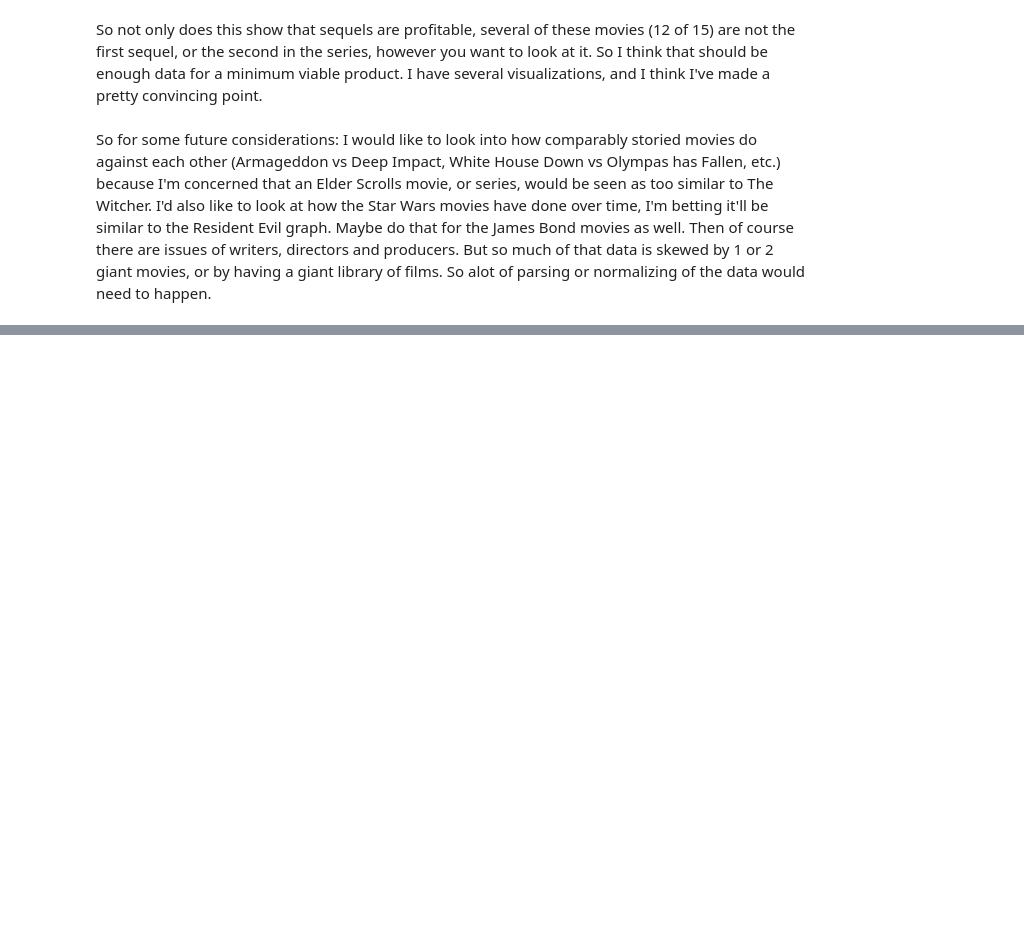
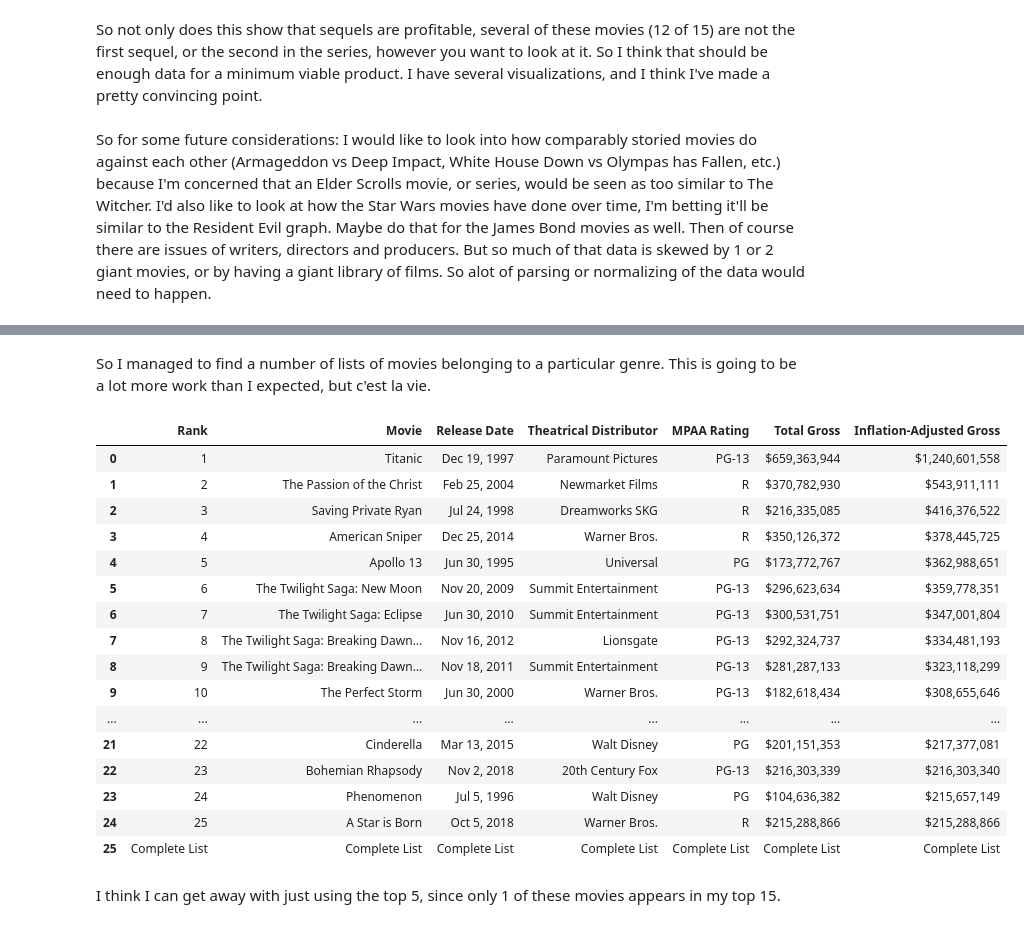
Before and after one commit to djournic/Movie_data_analysis_1, a Jupyter notebook: Phase 1 Project Code.ipynb, the cells around one changed output, grey strips where cells are left out. Saved outputs shown, nothing was run; the diff lists cells and outputs as text; code cells hidden in the pictures; blank space fills up the shorter version.

```diff
--- a/Phase 1 Project Code.ipynb
+++ b/Phase 1 Project Code.ipynb
@@ -1423,0 +1588,29 @@ Then of course there are issues of writers, directors and producers. But so much
+# %% [markdown]
+So I managed to find a number of lists of movies belonging to a particular genre. This is going to be a lot more work than I expected, but c'est la vie.
+# %%
+resp6=requests.get("https://www.the-numbers.com/market/genre/Drama")
+soup6= bsoup(resp6.text)
+tbl_drama=soup6.find('table')
+drama=pd.read_html(tbl_drama.prettify())[0]
+# %%
+drama
+# %% [output]
+|  | Rank | Movie | Release Date | Theatrical Distributor | MPAA Rating | Total Gross | Inflation-Adjusted Gross |
+| 0 | 1 | Titanic | Dec 19, 1997 | Paramount Pictures | PG-13 | $659,363,944 | $1,240,601,558 |
+| 1 | 2 | The Passion of the Christ | Feb 25, 2004 | Newmarket Films | R | $370,782,930 | $543,911,111 |
+| 2 | 3 | Saving Private Ryan | Jul 24, 1998 | Dreamworks SKG | R | $216,335,085 | $416,376,522 |
+| 3 | 4 | American Sniper | Dec 25, 2014 | Warner Bros. | R | $350,126,372 | $378,445,725 |
+| 4 | 5 | Apollo 13 | Jun 30, 1995 | Universal | PG | $173,772,767 | $362,988,651 |
+| 5 | 6 | The Twilight Saga: New Moon | Nov 20, 2009 | Summit Entertainment | PG-13 | $296,623,634 | $359,778,351 |
+| 6 | 7 | The Twilight Saga: Eclipse | Jun 30, 2010 | Summit Entertainment | PG-13 | $300,531,751 | $347,001,804 |
+| 7 | 8 | The Twilight Saga: Breaking Dawn… | Nov 16, 2012 | Lionsgate | PG-13 | $292,324,737 | $334,481,193 |
+| 8 | 9 | The Twilight Saga: Breaking Dawn… | Nov 18, 2011 | Summit Entertainment | PG-13 | $281,287,133 | $323,118,299 |
+| 9 | 10 | The Perfect Storm | Jun 30, 2000 | Warner Bros. | PG-13 | $182,618,434 | $308,655,646 |
+| ... | ... | ... | ... | ... | ... | ... | ... |
+| 21 | 22 | Cinderella | Mar 13, 2015 | Walt Disney | PG | $201,151,353 | $217,377,081 |
+| 22 | 23 | Bohemian Rhapsody | Nov 2, 2018 | 20th Century Fox | PG-13 | $216,303,339 | $216,303,340 |
+| 23 | 24 | Phenomenon | Jul 5, 1996 | Walt Disney | PG | $104,636,382 | $215,657,149 |
+| 24 | 25 | A Star is Born | Oct 5, 2018 | Warner Bros. | R | $215,288,866 | $215,288,866 |
+| 25 | Complete List | Complete List | Complete List | Complete List | Complete List | Complete List | Complete List |
+# %% [markdown]
+I think I can get away with just using the top 5, since only 1 of these movies appears in my top 15.
```
Also changed, not shown: parts of 122 cells of this notebook, 1 other file.
